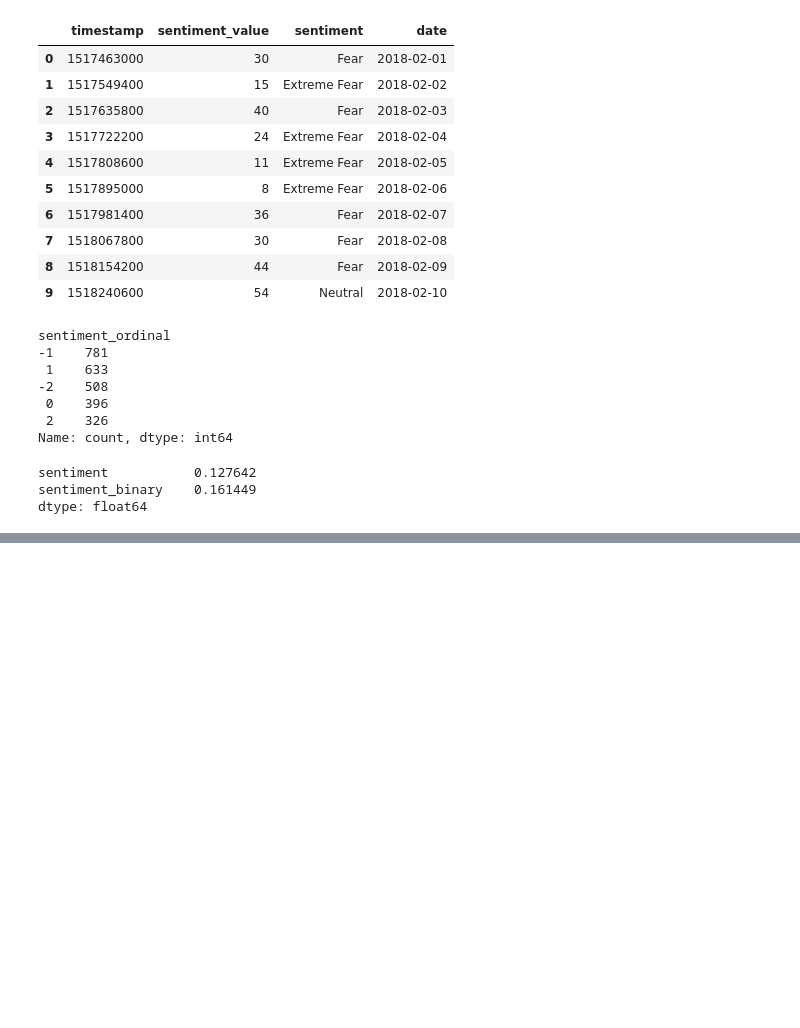
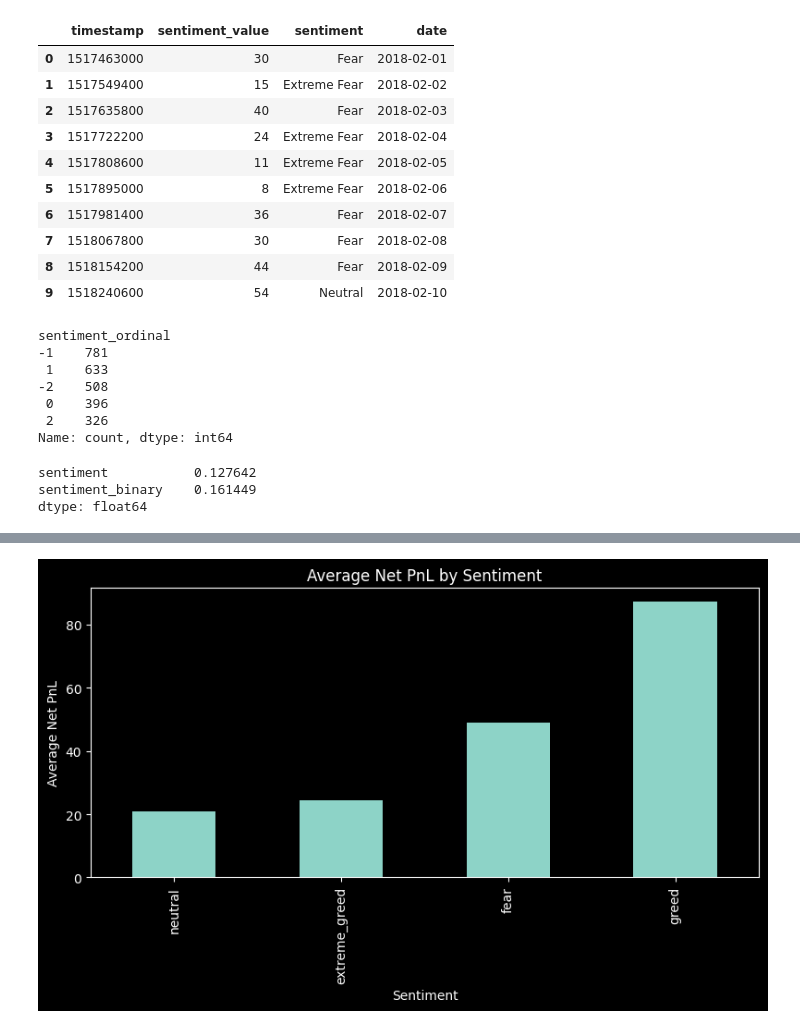
Before and after one commit to DeadBoTt-exe/Assignment_Primetrade.ai, a Jupyter notebook: notebook1.ipynb, the cells around one changed output, grey strips where cells are left out. Drawn from its saved outputs; the diff is of its cells as text; code cells hidden in the pictures; blank space fills up the shorter version.

```diff
--- a/notebook1.ipynb
+++ b/notebook1.ipynb
@@ -187,0 +299,18 @@ trades_sentiment.to_csv(
+# %%
+#Are traders more profitable during Fear or Greed?
+pnl_by_sentiment = (
+    df.groupby("sentiment")["net_pnl"]
+    .mean()
+    .sort_values()
+)
+
+plt.figure(figsize=(8,5))
+pnl_by_sentiment.plot(kind="bar")
+plt.title("Average Net PnL by Sentiment")
+plt.ylabel("Average Net PnL")
+plt.xlabel("Sentiment")
+plt.tight_layout()
+plt.savefig(OUTPUT_DIR / "avg_pnl_by_sentiment.png")
+plt.show()
+# %% [output]
+[figure, added]
```
Also changed, not shown: parts of 24 cells of this notebook, 9 other files.
